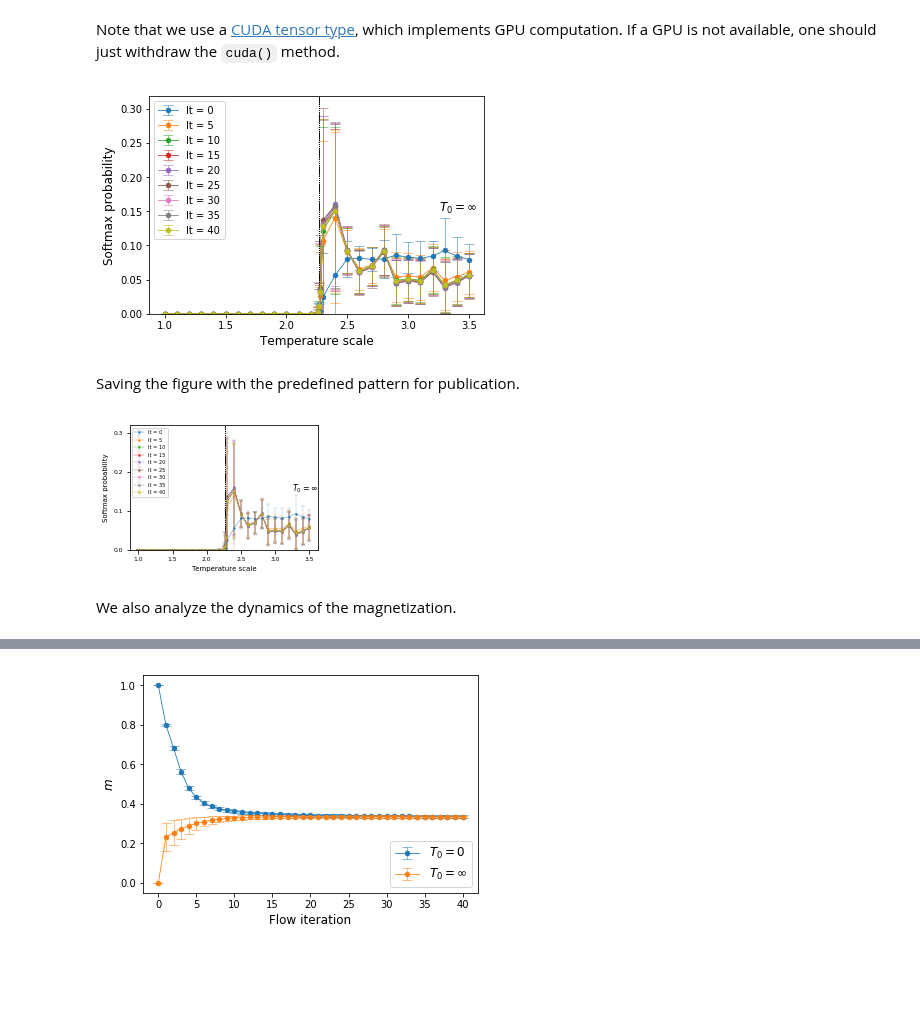
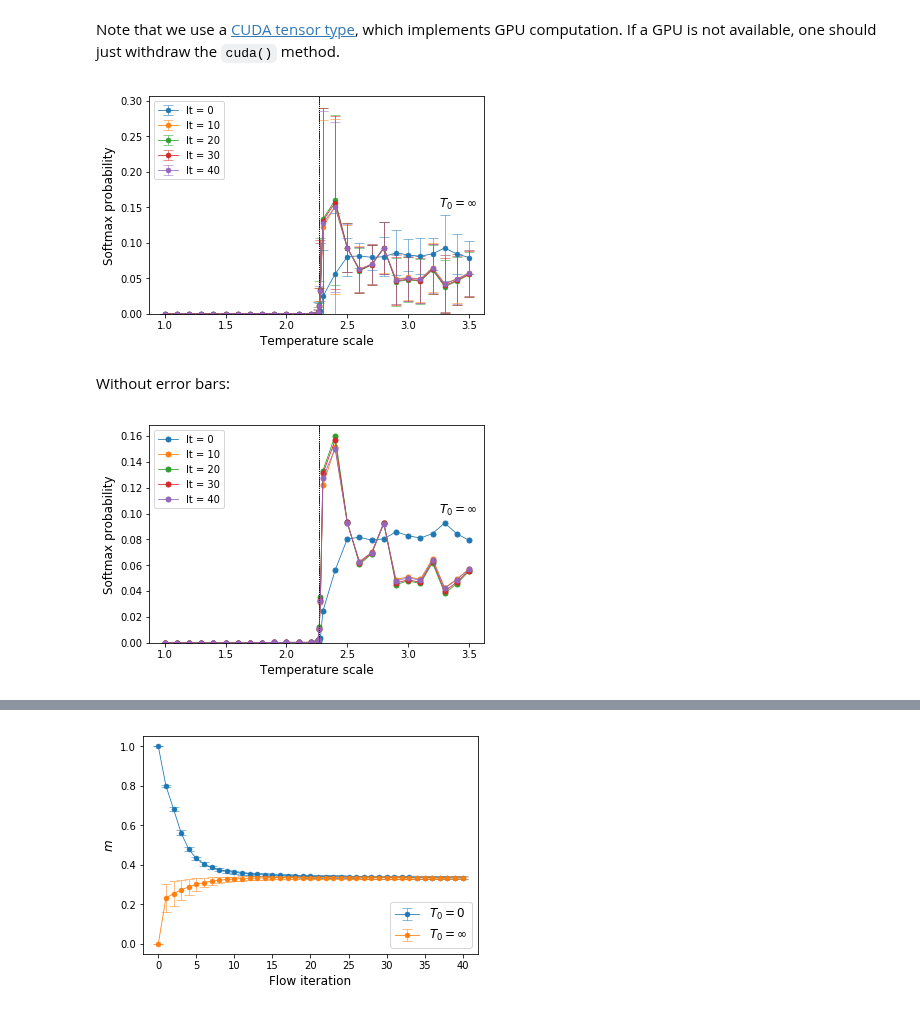
Before and after one commit to rodsveiga/rbm_flows_ising, a Jupyter notebook: main_discussion_L100.ipynb, the cells around one changed output, grey strips where cells are left out. Drawn from its saved outputs; the diff is of its cells as text; code cells hidden in the pictures; blank space fills up the shorter version.

```diff
--- a/main_discussion_L100.ipynb
+++ b/main_discussion_L100.ipynb
@@ -35,6 +35,7 @@ def thermometer(flow_,
                 y_text= 0.15,
                 errorbar= True,
                 publication= False,
+                training_set= 'COMPLETE',
                 loc_legend= 'lower right',
                 NN_path= 'NN_trained_models/L100_NN_Ising2D_MC.pt'):
 
@@ -110,17 +111,17 @@ def thermometer(flow_,
     if save:
         if Tzero:
             if publication:
-                path_fig = 'figures/PUB_flow_L%d_ONLY_Tin_zero.pdf' % L
+                path_fig = 'figures/PUB_flow_L%d_Train%s_ONLY_Tin_zero.pdf' % (L, training_set)
                 plt.savefig(path_fig , bbox_inches='tight')
             else:
-                path_fig = 'figures/flow_L%d_ONLY_Tin_zero.pdf' % L
+                path_fig = 'figures/flow_L%d_Train%s_ONLY_Tin_zero.pdf' % (L, training_set)
                 plt.savefig(path_fig, bbox_inches='tight')
         else:
             if publication:
-                path_fig = 'figures/PUB_flow_L%d_ONLY_Tin_inf.pdf' % L
+                path_fig = 'figures/PUB_flow_L%d_Train%s_ONLY_Tin_inf.pdf' % (L, training_set)
                 plt.savefig(path_fig , bbox_inches='tight')
             else:
-                path_fig = 'figures/flow_L%d_ONLY_Tin_inf.pdf' % L
+                path_fig = 'figures/flow_L%d_ONLY_Train%s_Tin_inf.pdf' % (L, training_set)
                 plt.savefig(path_fig , bbox_inches='tight')
 
     plt.show()
@@ -519,34 +791,34 @@ thermometer(flow__,
             ising_data,
             L= 100,
             x= 0,
-            step= 5,
+            step= 10,
             Tzero= False,
             x_text= 3.25,
             y_text= 0.15,
             publication= False,
             errorbar= True,
-            save= True,
+            save= False,
             loc_legend= 'upper left',
+            training_set= 'LOW_HIGH',
             NN_path= 'NN_trained_models/L100_NN_Ising2D_MC.pt')
 # %% [output]
-[figure, old version]
+[figure, new version]
-# %% [markdown]
-Saving the figure with the predefined pattern for publication.
+# %% [markdown]
+Without error bars:
 # %%
 thermometer(flow__,
             ising_data,
             L= 100,
             x= 0,
-            step= 5,
+            step= 10,
             Tzero= False,
             x_text= 3.25,
-            y_text= 0.15,
-            publication= True,
-            errorbar= True,
-            save= True,
+            y_text= 0.10,
+            publication= False,
+            errorbar= False,
+            save= False,
             loc_legend= 'upper left',
+            training_set= 'LOW_HIGH',
             NN_path= 'NN_trained_models/L100_NN_Ising2D_MC.pt')
 # %% [output]
-[figure, old version]
+[figure, new version]
-# %% [markdown]
-We also analyze the dynamics of the magnetization.
```
Also changed, not shown: parts of 32 cells of this notebook, 3 other files.
